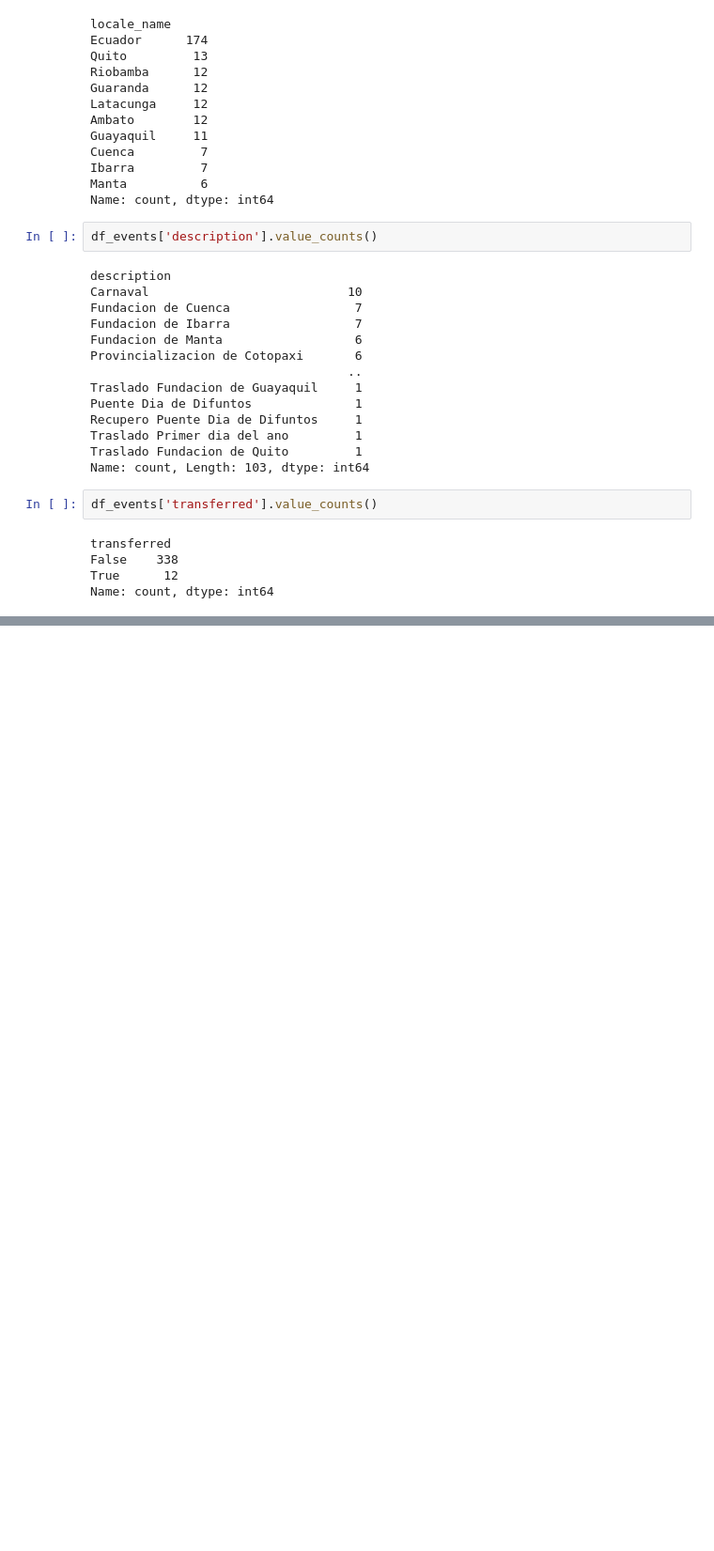
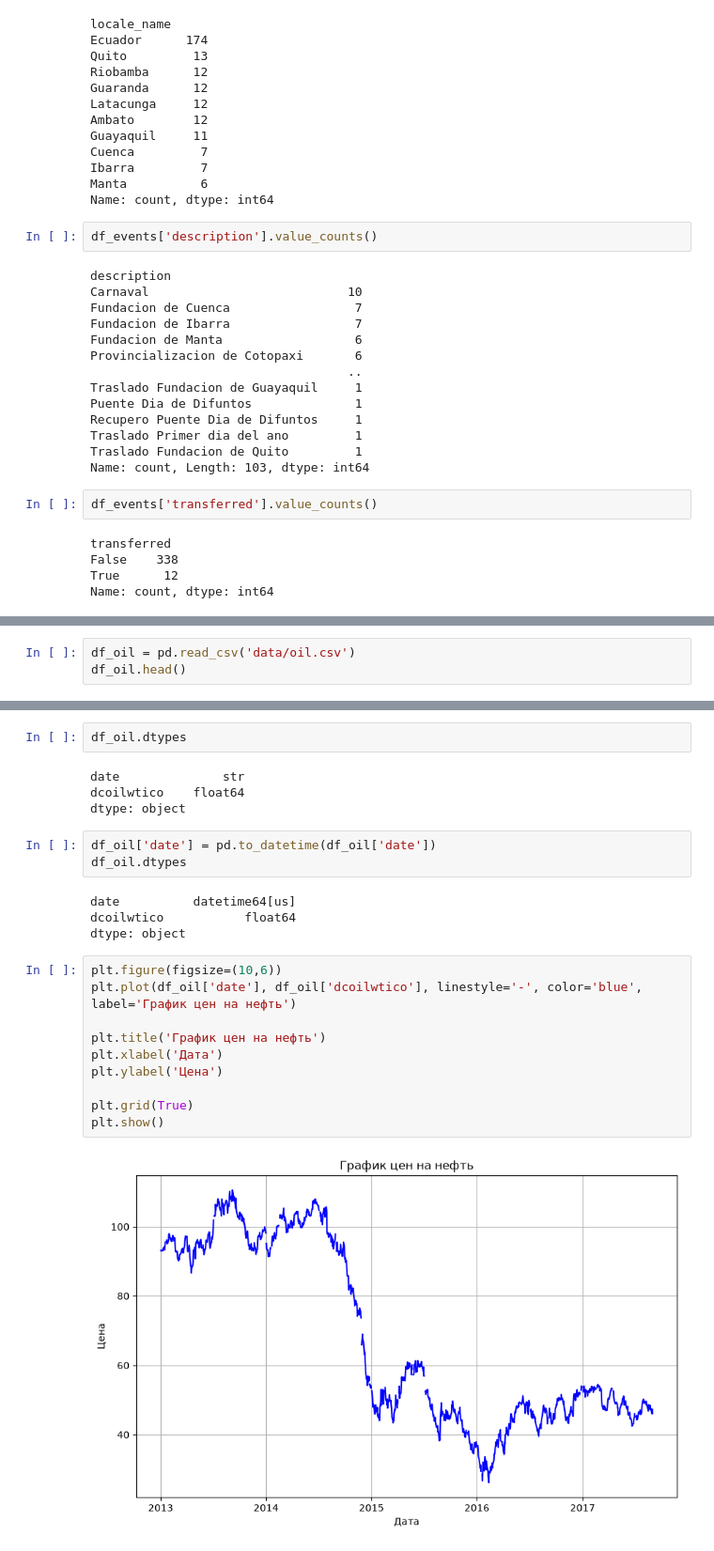
Before and after one commit to TeGPro/store-sales-forecast, a Jupyter notebook: research.ipynb, the cells around one changed output, grey strips where cells are left out. Shown at 94% size. Cells and saved outputs as stored; diff of their text form; blank space fills up the shorter version.

```diff
--- a/research.ipynb
+++ b/research.ipynb
@@ -101,0 +109,3 @@ Name: count, dtype: int64
+# %%
+df_oil = pd.read_csv('data/oil.csv')
+df_oil.head()
@@ -101,0 +119,25 @@ Name: count, dtype: int64
+# %%
+df_oil.dtypes
+# %% [output]
+date              str
+dcoilwtico    float64
+dtype: object
+# %%
+df_oil['date'] = pd.to_datetime(df_oil['date'])
+df_oil.dtypes
+# %% [output]
+date          datetime64[us]
+dcoilwtico           float64
+dtype: object
+# %%
+plt.figure(figsize=(10,6))
+plt.plot(df_oil['date'], df_oil['dcoilwtico'], linestyle='-', color='blue', label='График цен на нефть')
+
+plt.title('График цен на нефть')
+plt.xlabel('Дата')
+plt.ylabel('Цена')
+
+plt.grid(True)
+plt.show()
+# %% [output]
+[figure, added]
```
Also changed, not shown: parts of 21 cells of this notebook.
